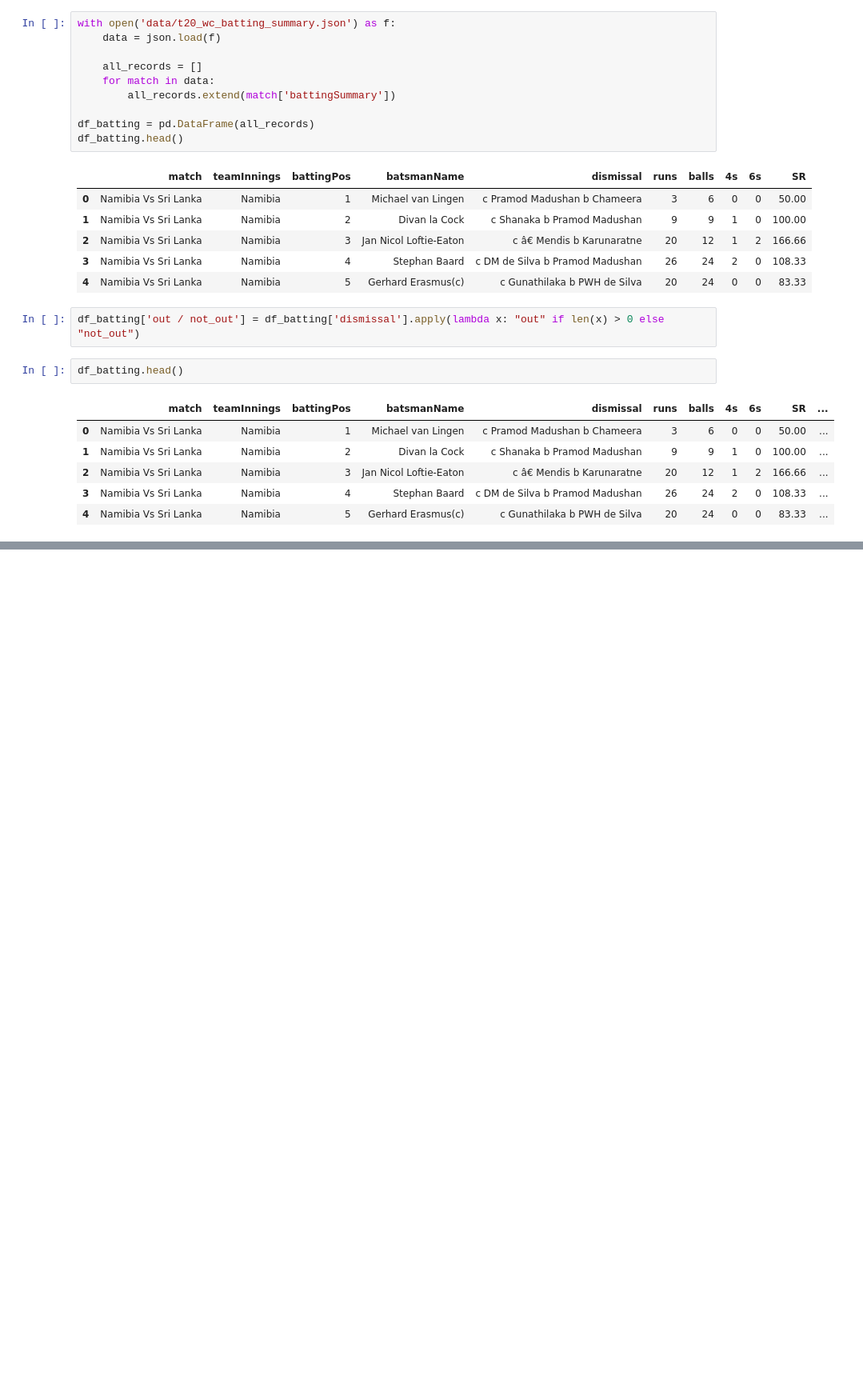
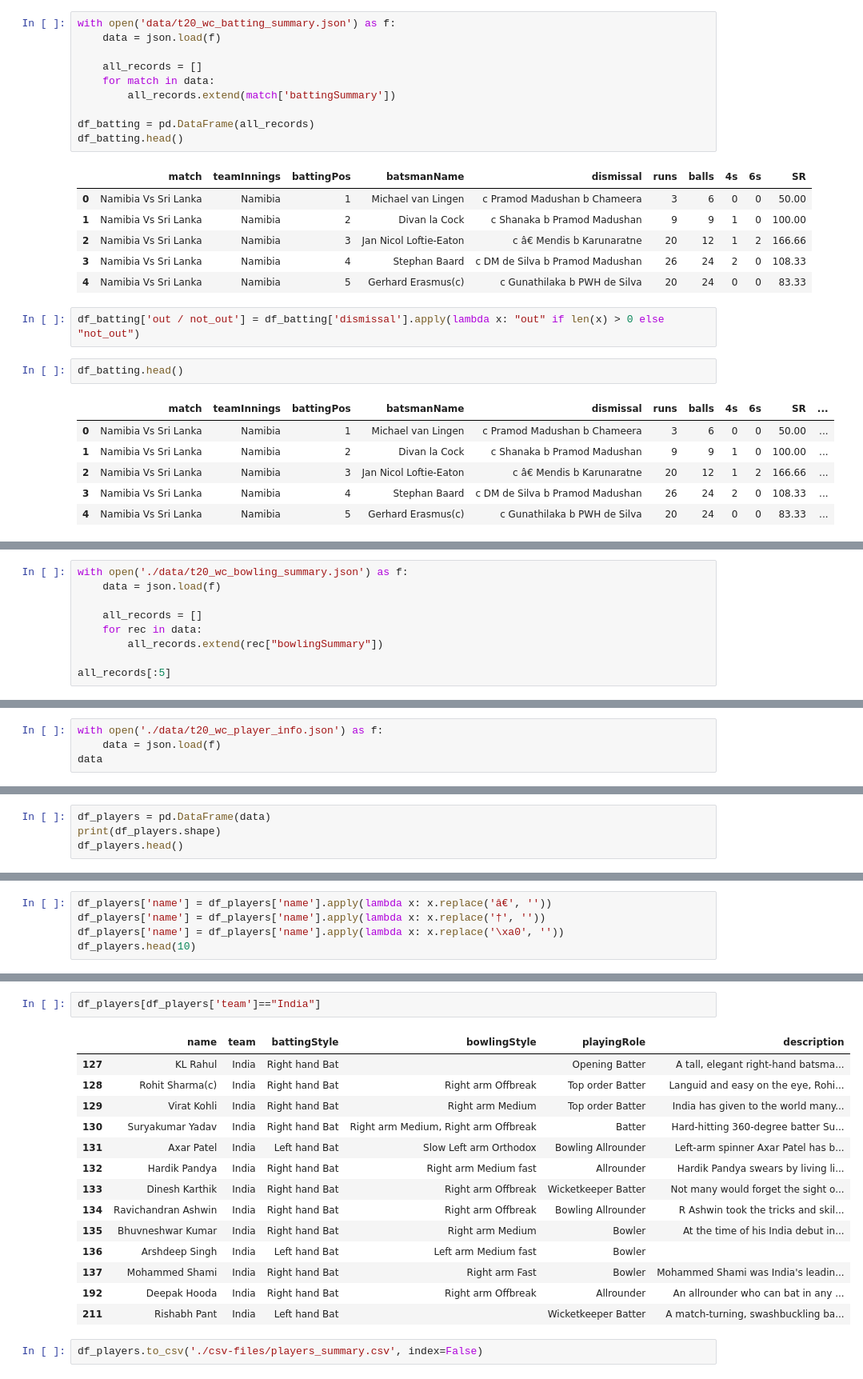
Before and after one commit to Yusuf80216/Cricket-Analytics, a Jupyter notebook: data_processing.ipynb, the cells around one changed output, grey strips where cells are left out. Shown: that part at 80% size. Saved outputs shown, nothing was run; the diff lists cells and outputs as text; blank space fills up the shorter version.

Commit message:
data pre-processing

```diff
--- a/data_processing.ipynb
+++ b/data_processing.ipynb
@@ -74,0 +158,9 @@ df_batting.head(11)
+# %%
+with open('./data/t20_wc_bowling_summary.json') as f:
+    data = json.load(f)
+
+    all_records = []
+    for rec in data:
+        all_records.extend(rec["bowlingSummary"])
+
+all_records[:5]
@@ -74,0 +209,4 @@ df_batting.head(11)
+# %%
+with open('./data/t20_wc_player_info.json') as f:
+    data = json.load(f)
+data
@@ -74,0 +231,4 @@ df_batting.head(11)
+# %%
+df_players = pd.DataFrame(data)
+print(df_players.shape)
+df_players.head()
@@ -74,0 +243,5 @@ df_batting.head(11)
+# %%
+df_players['name'] = df_players['name'].apply(lambda x: x.replace('â€', ''))
+df_players['name'] = df_players['name'].apply(lambda x: x.replace('†', ''))
+df_players['name'] = df_players['name'].apply(lambda x: x.replace('\xa0', ''))
+df_players.head(10)
@@ -74,0 +260,19 @@ df_batting.head(11)
+# %%
+df_players[df_players['team']=="India"]
+# %% [output]
+|  | name | team | battingStyle | bowlingStyle | playingRole | description |
+| 127 | KL Rahul | India | Right hand Bat |  | Opening Batter | A tall, elegant right-hand batsma... |
+| 128 | Rohit Sharma(c) | India | Right hand Bat | Right arm Offbreak | Top order Batter | Languid and easy on the eye, Rohi... |
+| 129 | Virat Kohli | India | Right hand Bat | Right arm Medium | Top order Batter | India has given to the world many... |
+| 130 | Suryakumar Yadav | India | Right hand Bat | Right arm Medium, Right arm Offbreak | Batter | Hard-hitting 360-degree batter Su... |
+| 131 | Axar Patel | India | Left hand Bat | Slow Left arm Orthodox | Bowling Allrounder | Left-arm spinner Axar Patel has b... |
+| 132 | Hardik Pandya | India | Right hand Bat | Right arm Medium fast | Allrounder | Hardik Pandya swears by living li... |
+| 133 | Dinesh Karthik | India | Right hand Bat | Right arm Offbreak | Wicketkeeper Batter | Not many would forget the sight o... |
+| 134 | Ravichandran Ashwin | India | Right hand Bat | Right arm Offbreak | Bowling Allrounder | R Ashwin took the tricks and skil... |
+| 135 | Bhuvneshwar Kumar | India | Right hand Bat | Right arm Medium | Bowler | At the time of his India debut in... |
+| 136 | Arshdeep Singh | India | Left hand Bat | Left arm Medium fast | Bowler |  |
+| 137 | Mohammed Shami | India | Right hand Bat | Right arm Fast | Bowler | Mohammed Shami was India's leadin... |
+| 192 | Deepak Hooda | India | Right hand Bat | Right arm Offbreak | Allrounder | An allrounder who can bat in any ... |
+| 211 | Rishabh Pant | India | Left hand Bat |  | Wicketkeeper Batter | A match-turning, swashbuckling ba... |
+# %%
+df_players.to_csv('./csv-files/players_summary.csv', index=False)
```
Also changed, not shown: parts of 19 cells of this notebook, 5 other files.
